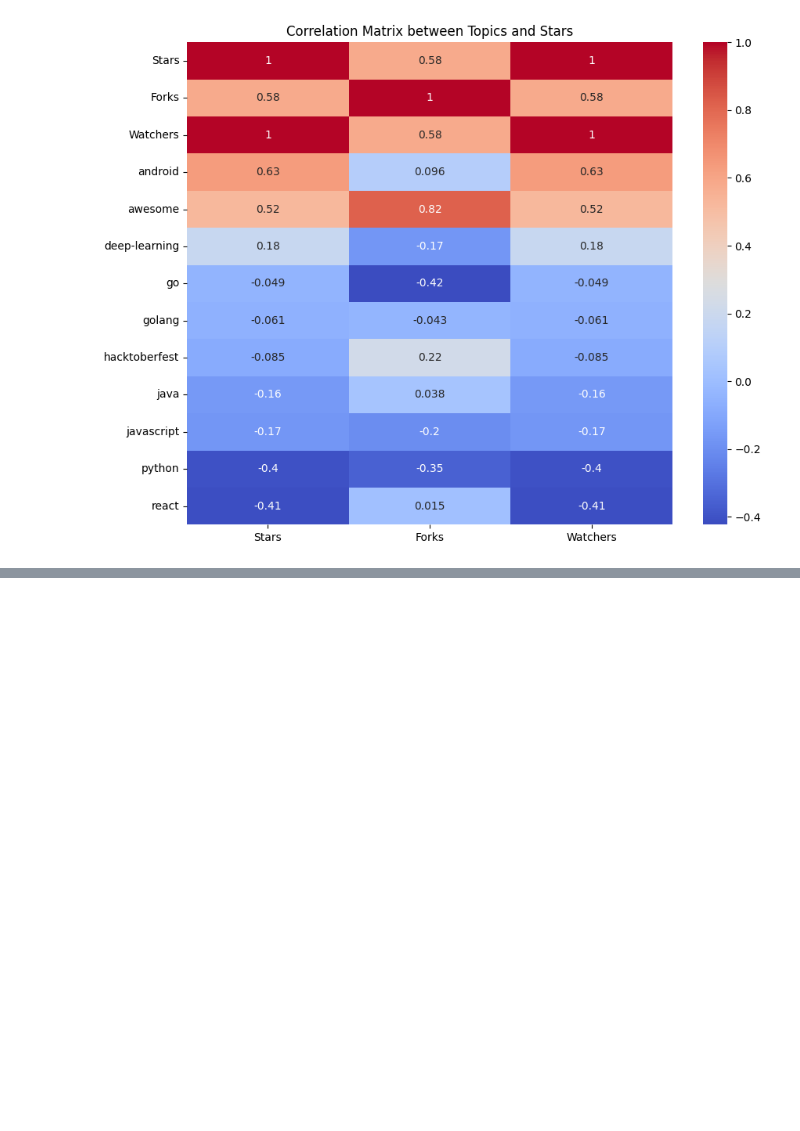
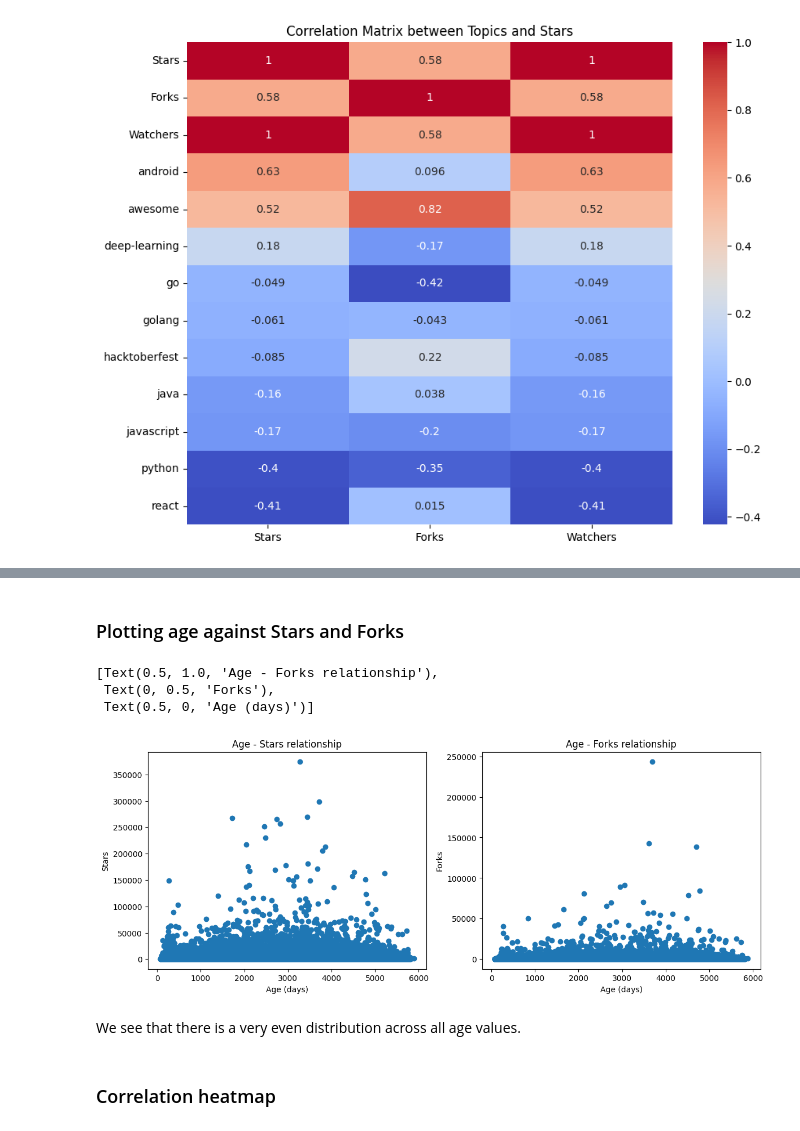
Before and after one commit to lmkq/P4DS, a Jupyter notebook: notebooks/3.0-Answering-Question.ipynb, the cells around one changed output, grey strips where cells are left out. Cells and saved outputs as stored; diff of their text form; code cells hidden in the pictures; blank space fills up the shorter version.

```diff
--- a/notebooks/3.0-Answering-Question.ipynb
+++ b/notebooks/3.0-Answering-Question.ipynb
@@ -15,8 +15,8 @@ import matplotlib.pyplot as plt
 # %% [markdown]
 ## Read clean data from file
 # %%
-data = pd.read_csv('../Data/processed/data_processed.csv')
-data.head()
+df = pd.read_csv('../Data/processed/data_processed.csv')
+df.head()
 # %% [output]
 |  | Name | Description | URL | Created At | Updated At | Homepage | Size | Stars | Forks | Issues | ... |
 | 0 | freeCodeCamp | freeCodeCamp.org's open-source co... | https://github.com/freeCodeCamp/f... | 2014-12-24 17:49:19+00:00 | 2023-09-21 11:32:33+00:00 | http://contribute.freecodecamp.org/ | 387451 | 374074 | 33599 | 248 | ... |
@@ -199,0 +188,7 @@ plt.title('Correlation Matrix between Topics and Stars');
+# %%
+df['Created At'] = pd.to_datetime(df['Created At'])
+# %%
+age = pd.Timestamp.now().date() - df['Created At'].dt.date
+age = pd.to_timedelta(age,unit='d')
+age = age.dt.days
+age
@@ -199,0 +208,22 @@ plt.title('Correlation Matrix between Topics and Stars');
+# %%
+df['Age_(days)'] = age
+# %% [markdown]
+### Plotting age against Stars and Forks
+# %%
+fig = plt.figure(figsize=(14,5))
+axs = fig.subplots(1,2).flatten()
+
+axs[0].scatter(y=df['Stars'], x=df['Age_(days)'])
+axs[0].set(title='Age - Stars relationship', ylabel='Stars', xlabel='Age (days)')
+
+axs[1].scatter(y=df['Forks'], x=df['Age_(days)'])
+axs[1].set(title='Age - Forks relationship', ylabel='Forks', xlabel='Age (days)')
+# %% [output]
+[Text(0.5, 1.0, 'Age - Forks relationship'),
+ Text(0, 0.5, 'Forks'),
+ Text(0.5, 0, 'Age (days)')]
+[figure, added]
+# %% [markdown]
+We see that there is a very even distribution across all age values.
+# %% [markdown]
+### Correlation heatmap
```
Also changed, not shown: parts of 31 cells of this notebook.
